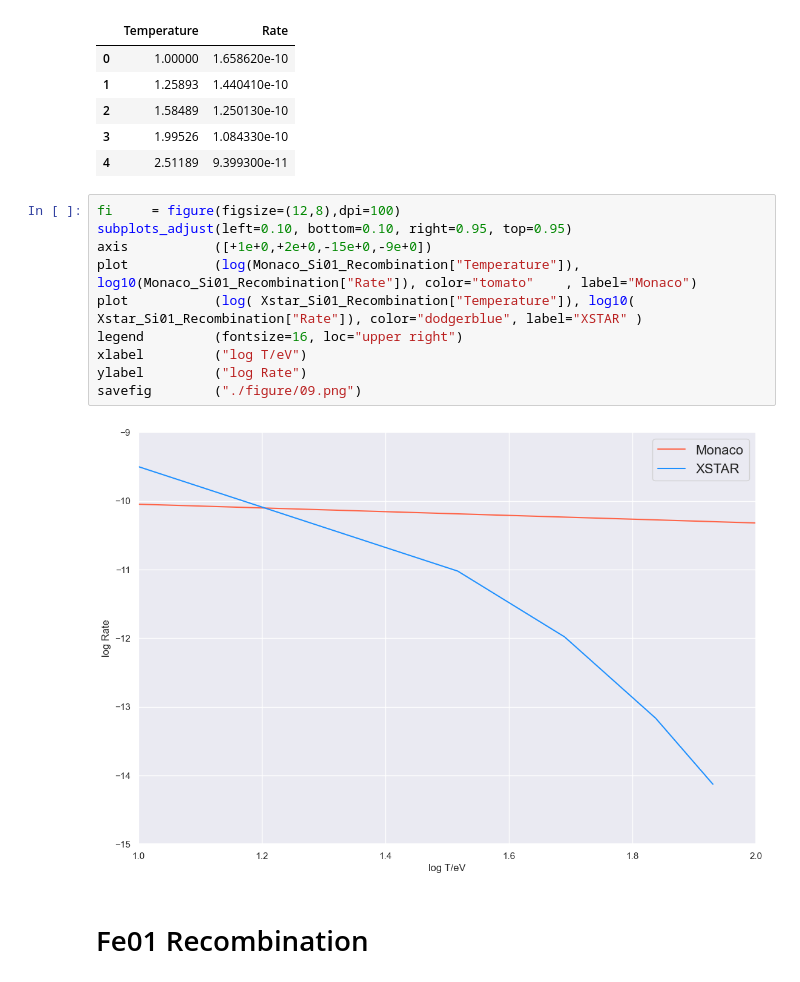
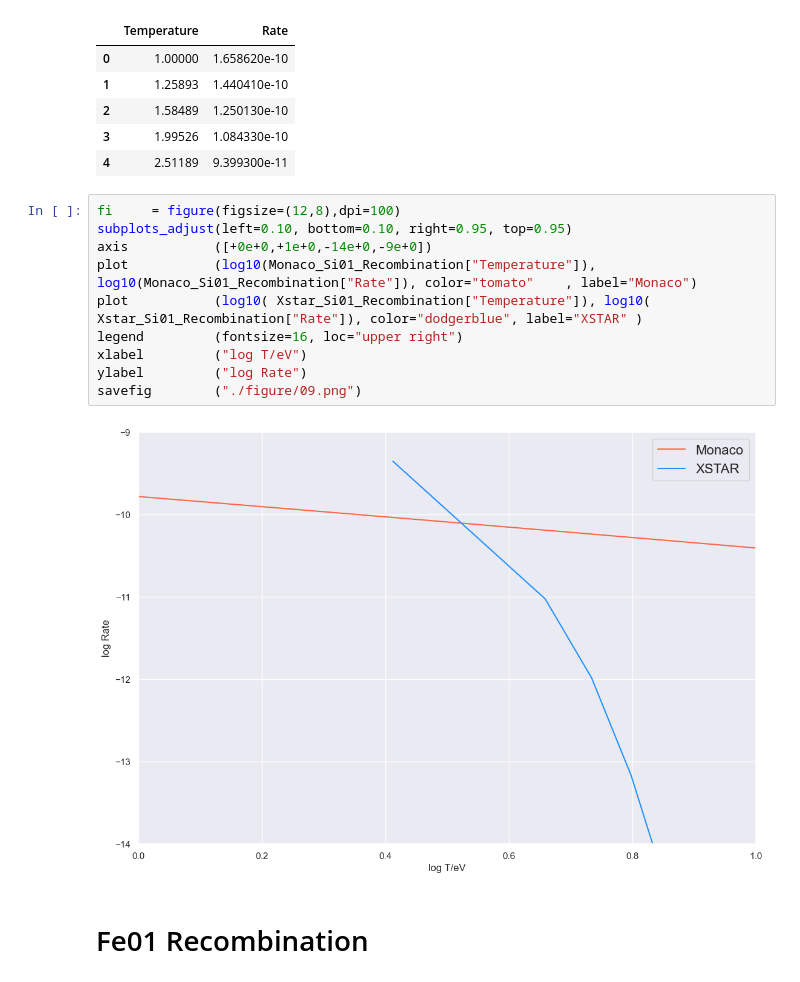
Before and after one commit to AtsushiTanimoto/AtomicDatabase, a Jupyter notebook: comparison.ipynb, the cells around one changed output. Saved outputs shown, nothing was run; the diff lists cells and outputs as text.

```diff
--- a/comparison.ipynb
+++ b/comparison.ipynb
@@ -271,15 +271,15 @@ Monaco_Si01_Recombination.head()
 # %%
 fi     = figure(figsize=(12,8),dpi=100)
 subplots_adjust(left=0.10, bottom=0.10, right=0.95, top=0.95)
-axis           ([+1e+0,+2e+0,-15e+0,-9e+0])
-plot           (log(Monaco_Si01_Recombination["Temperature"]), log10(Monaco_Si01_Recombination["Rate"]), color="tomato"    , label="Monaco")
-plot           (log( Xstar_Si01_Recombination["Temperature"]), log10( Xstar_Si01_Recombination["Rate"]), color="dodgerblue", label="XSTAR" )
+axis           ([+0e+0,+1e+0,-14e+0,-9e+0])
+plot           (log10(Monaco_Si01_Recombination["Temperature"]), log10(Monaco_Si01_Recombination["Rate"]), color="tomato"    , label="Monaco")
+plot           (log10( Xstar_Si01_Recombination["Temperature"]), log10( Xstar_Si01_Recombination["Rate"]), color="dodgerblue", label="XSTAR" )
 legend         (fontsize=16, loc="upper right")
 xlabel         ("log T/eV")
 ylabel         ("log Rate")
 savefig        ("./figure/09.png")
 # %% [output]
-[figure, old version]
+[figure, new version]
 # %% [markdown]
 # Fe01 Recombination
 # %%
```
Also changed, not shown: 49 other files.
